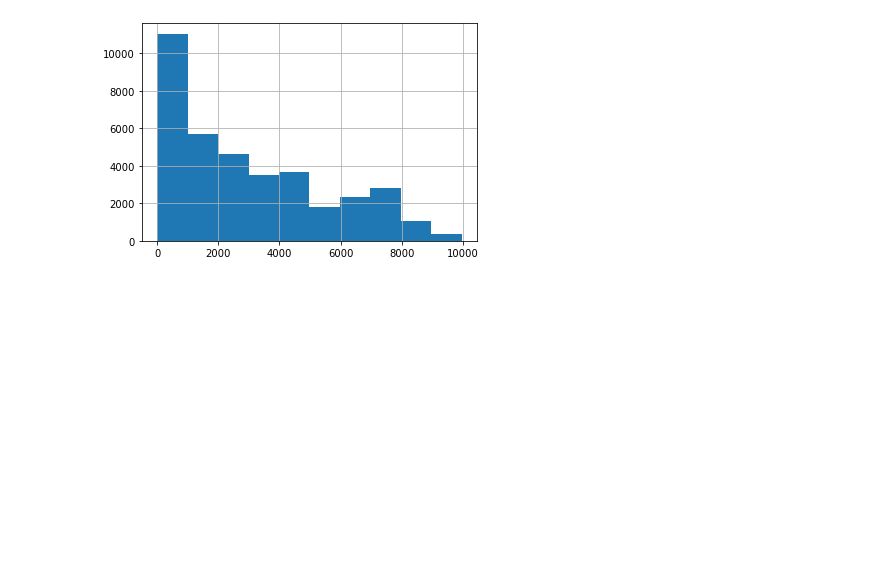
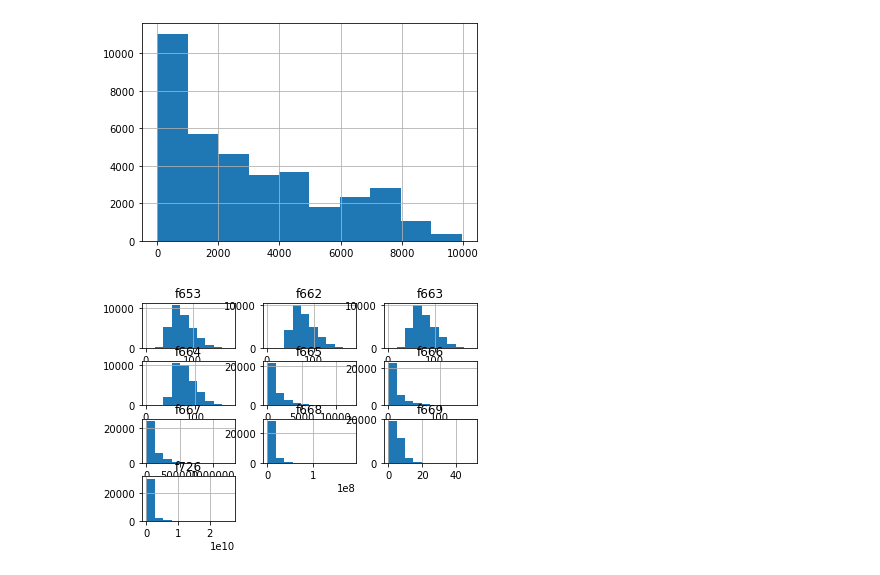
Before and after one commit to shienlong/project_wqd7003, a Jupyter notebook: credit_risk.ipynb, the cells around one changed output. Cells and saved outputs as stored; diff of their text form; code cells hidden in the pictures; blank space fills up the shorter version.

```diff
--- a/credit_risk.ipynb
+++ b/credit_risk.ipynb
@@ -275,3 +292,16 @@ plt.show()
  'f748' 'f749' 'f750' 'f752' 'f753' 'f754' 'f755' 'f757' 'f758' 'f759'
  'f761' 'f762']
 [figure]
+# %%
+# Histogram view of attributes above 3sd
+col_names = more_3sd.columns.values
+null_list=[]
+
+for names in col_names:
+    if more_3sd[names].isnull().mean()>0.1:
+        null_list.append(names)
+
+more_3sd[null_list].hist()
+plt.show()
+# %% [output]
+[figure, added]
```
Also changed, not shown: parts of 2 cells of this notebook.
